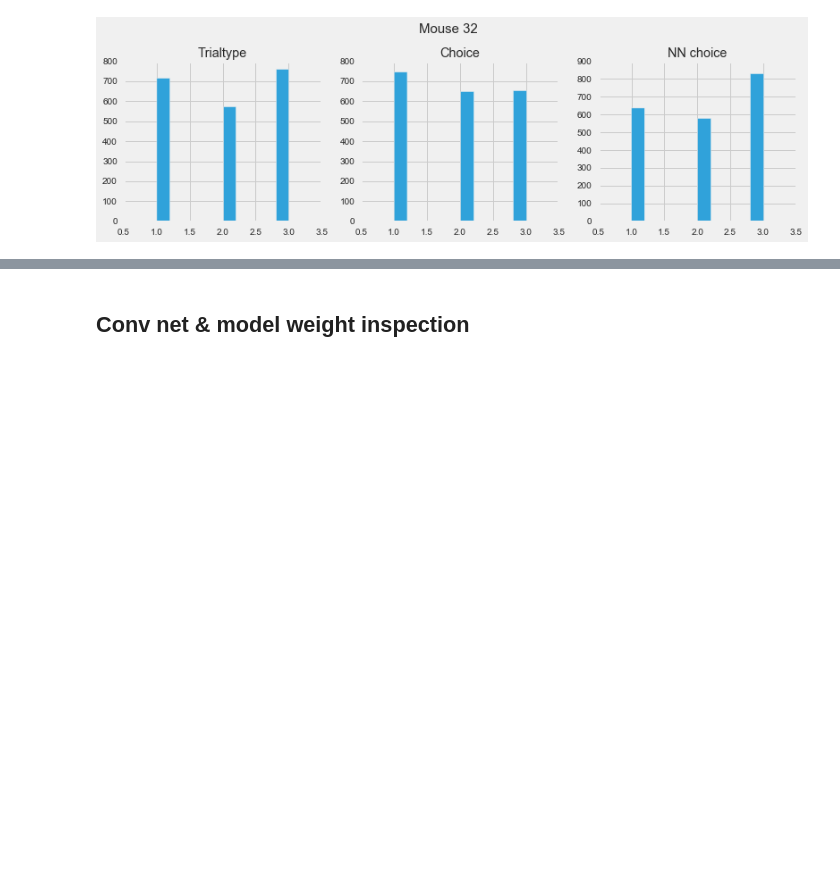
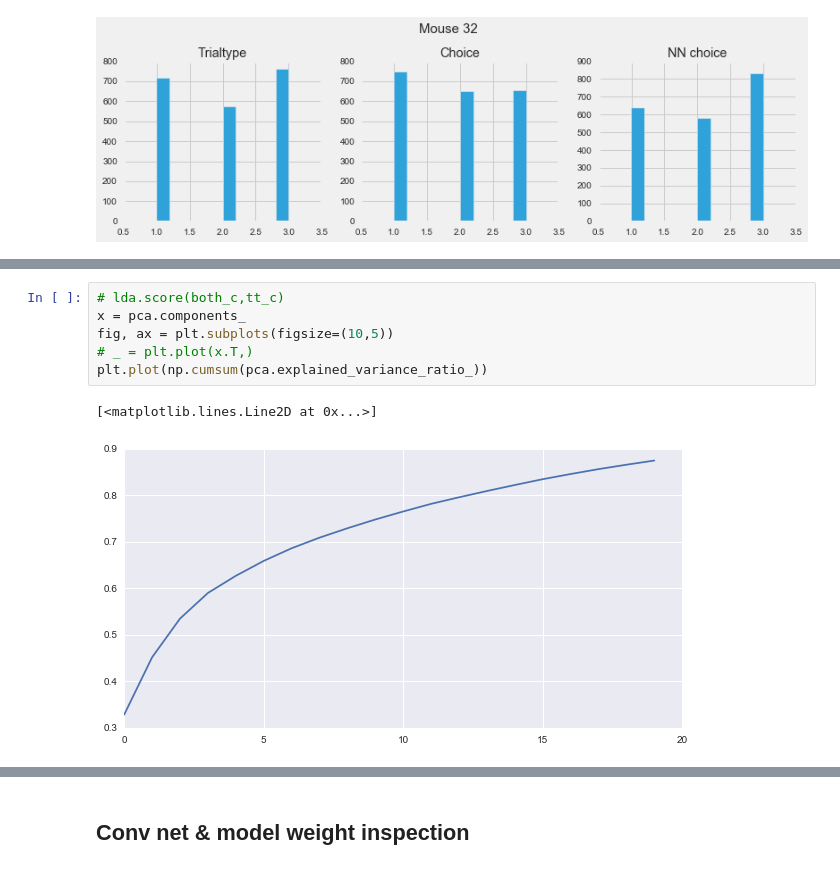
Before and after one commit to mathewzilla/whiskfree, a Jupyter notebook: tf/AB_only_simple.ipynb, the cells around one changed output, grey strips where cells are left out. Cells and saved outputs as stored; diff of their text form; blank space fills up the shorter version.

```diff
--- a/tf/AB_only_simple.ipynb
+++ b/tf/AB_only_simple.ipynb
@@ -653,0 +379,9 @@ explained variance ratio (first two components): [ 0.55555146  0.08664667  0.064
+# %%
+# lda.score(both_c,tt_c)
+x = pca.components_
+fig, ax = plt.subplots(figsize=(10,5))
+# _ = plt.plot(x.T,)
+plt.plot(np.cumsum(pca.explained_variance_ratio_))
+# %% [output]
+[<matplotlib.lines.Line2D at 0x...>]
+[figure, added]
```
Also changed, not shown: parts of 23 cells of this notebook, 5 other files.
